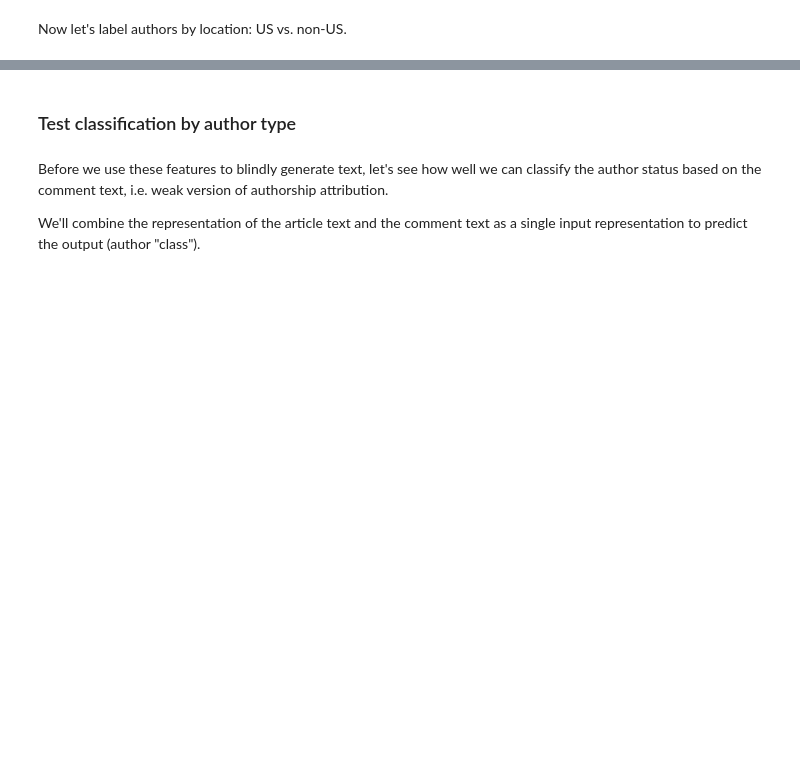
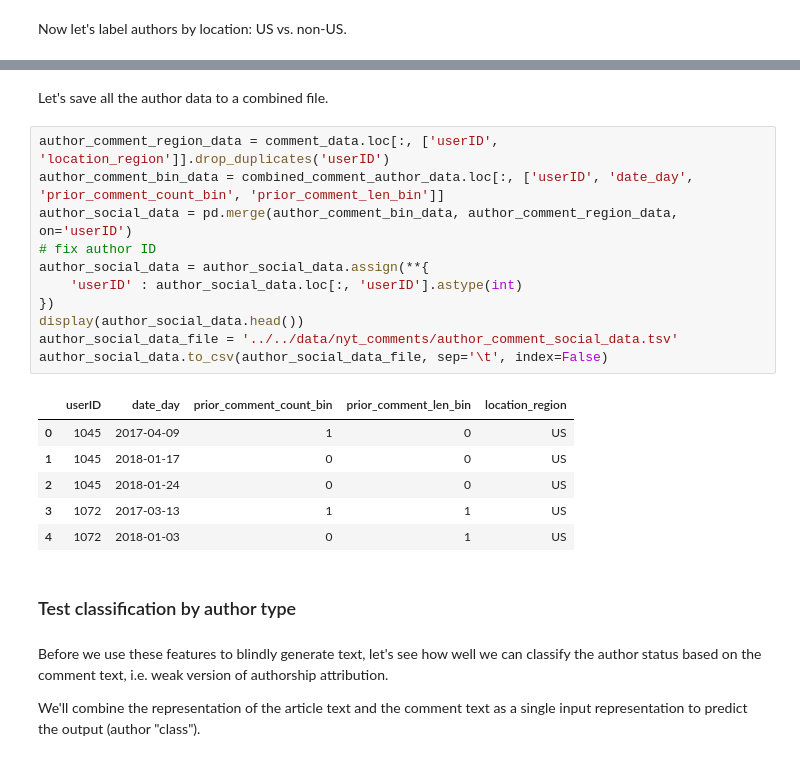
Before and after one commit to MichiganNLP/socially_aware_questions, a Jupyter notebook: scripts/data_processing/label_author_status.ipynb, the cells around one changed output, grey strips where cells are left out. Saved outputs shown, nothing was run; the diff lists cells and outputs as text; blank space fills up the shorter version.

```diff
--- a/scripts/data_processing/label_author_status.ipynb
+++ b/scripts/data_processing/label_author_status.ipynb
@@ -181,3 +355,23 @@ author_location_countries = author_locations.parallel_apply(geocode_country)
+# %% [markdown]
+Let's save all the author data to a combined file.
+# %%
+author_comment_region_data = comment_data.loc[:, ['userID', 'location_region']].drop_duplicates('userID')
+author_comment_bin_data = combined_comment_author_data.loc[:, ['userID', 'date_day', 'prior_comment_count_bin', 'prior_comment_len_bin']]
+author_social_data = pd.merge(author_comment_bin_data, author_comment_region_data, on='userID')
+# fix author ID
+author_social_data = author_social_data.assign(**{
+    'userID' : author_social_data.loc[:, 'userID'].astype(int)
+})
+display(author_social_data.head())
+author_social_data_file = '../../data/nyt_comments/author_comment_social_data.tsv'
+author_social_data.to_csv(author_social_data_file, sep='\t', index=False)
+# %% [output]
+|  | userID | date_day | prior_comment_count_bin | prior_comment_len_bin | location_region |
+| 0 | 1045 | 2017-04-09 | 1 | 0 | US |
+| 1 | 1045 | 2018-01-17 | 0 | 0 | US |
+| 2 | 1045 | 2018-01-24 | 0 | 0 | US |
+| 3 | 1072 | 2017-03-13 | 1 | 1 | US |
+| 4 | 1072 | 2018-01-03 | 0 | 1 | US |
 # %% [markdown]
 ### Test classification by author type
 # %% [markdown]
```
Also changed, not shown: parts of 12 cells of this notebook, 5 other files.
